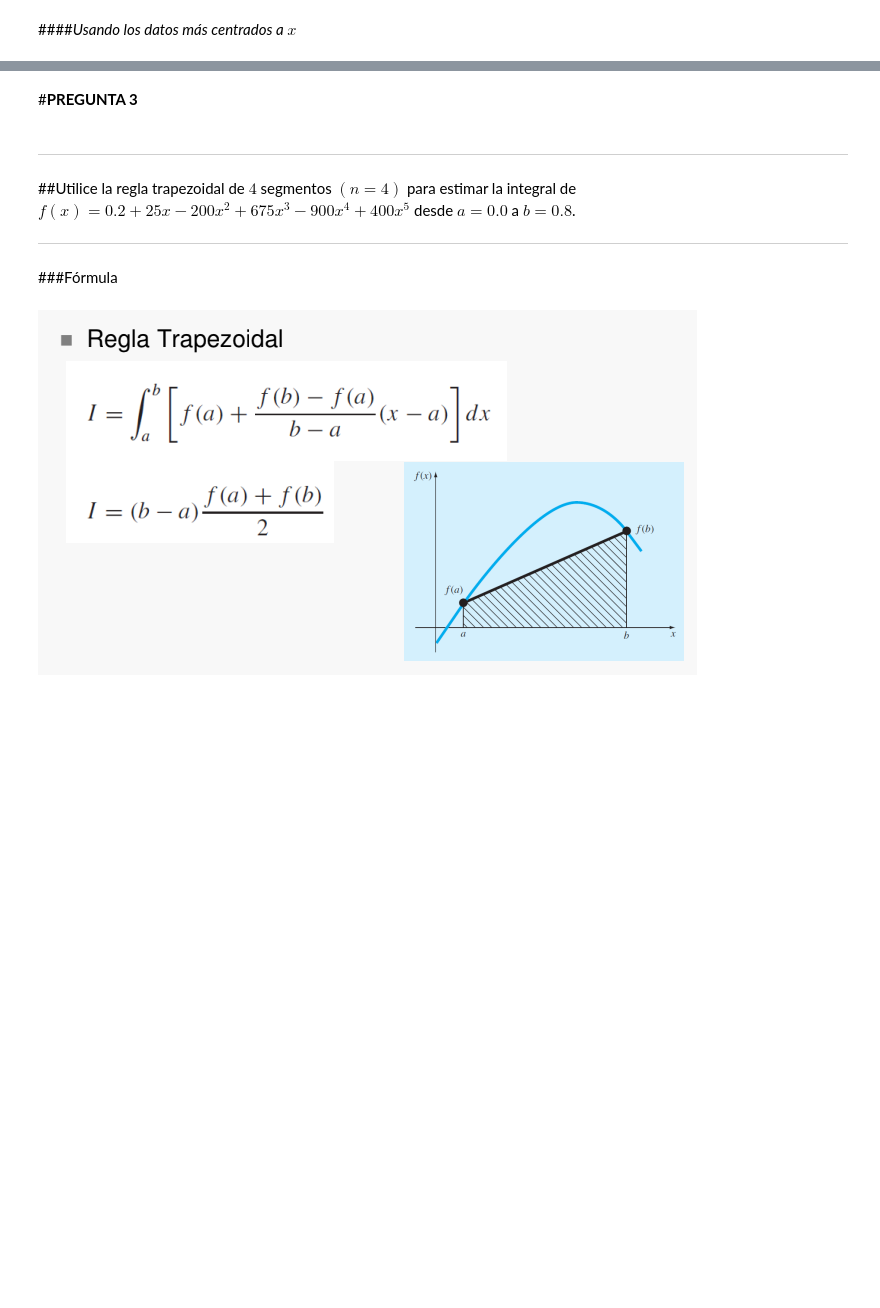
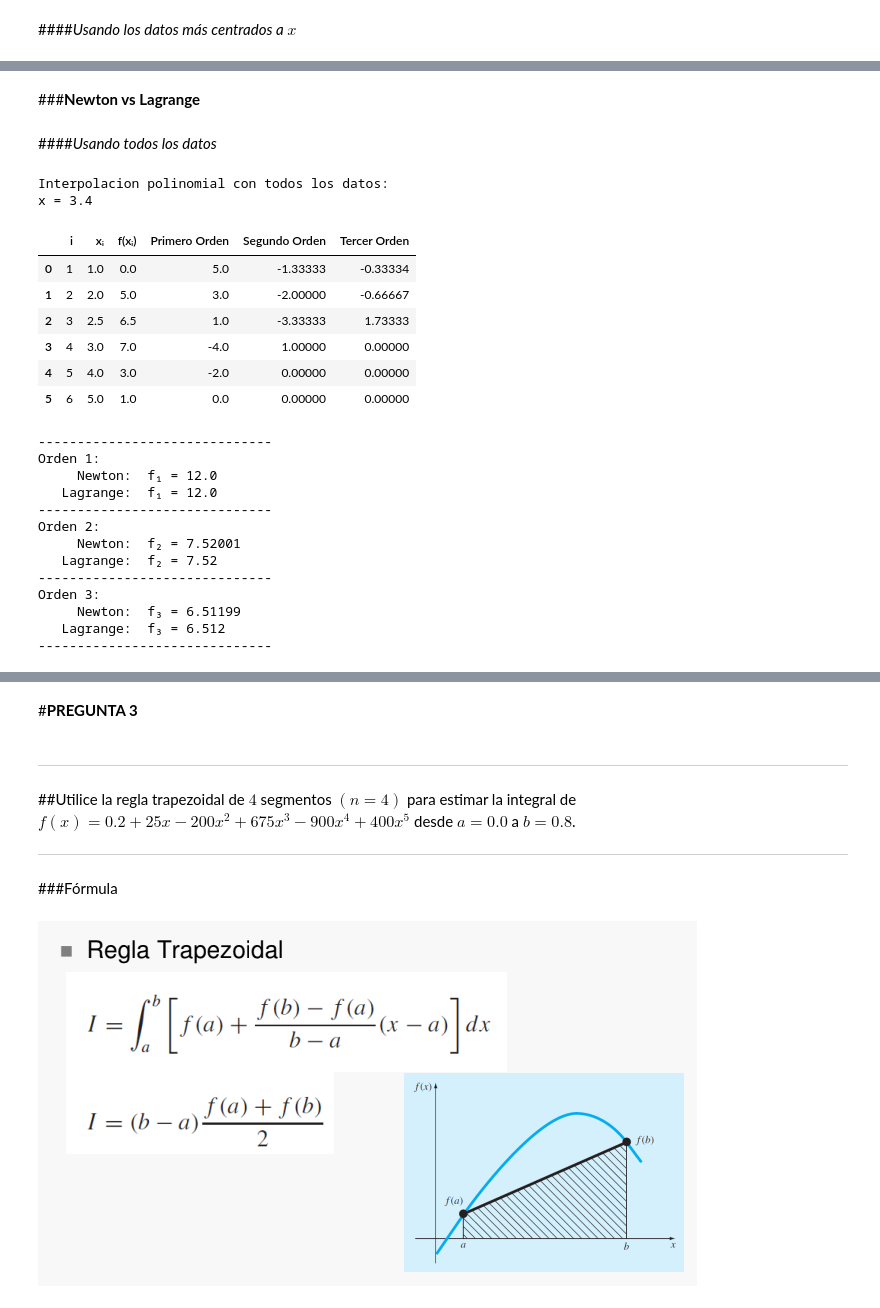
Before and after one commit to LucasRobles2323/Tarea1-MetodosNumericos, a Jupyter notebook: Tarea2.ipynb, the cells around one changed output, grey strips where cells are left out. Cells and saved outputs as stored; diff of their text form; code cells hidden in the pictures; blank space fills up the shorter version.

```diff
--- a/Tarea2.ipynb
+++ b/Tarea2.ipynb
@@ -517,7 +517,7 @@ def orden(valores_x, valores_y_ordenPrev, orden):
   firstValues = []
   for i in range(len(valores_y_ordenPrev)-1):
     value = (valores_y_ordenPrev[i+1] - valores_y_ordenPrev[i]) / (valores_x[i+orden] - valores_x[i])
-    firstValues.append(value)
+    firstValues.append(round(value,5))
   return firstValues
 
 
@@ -558,14 +558,14 @@ def interpolacionNewtonGetBs(valores_x, valores_y):
 def interpolacionNewton(x,orden,valores_x, valores_y, valores_b):
   value = valores_b[0] + valores_b[1]*(x - valores_x[0])
   if orden == 1:
-      return value
+      return round(value,5)
 
   value += valores_b[2]*(x - valores_x[0])*(x - valores_x[1])
   if orden == 2:
-      return value
+      return round(value,5)
 
   value += valores_b[3] * (x - valores_x[0])*(x - valores_x[1])*(x - valores_x[2])
-  return value
+  return round(value,5)
 # %% [markdown]
 ####*Usando todos los datos*
 # %%
@@ -661,7 +661,7 @@ def Lagrange(x_array,y_array,x,orden):
   sum = 0
   for i in range(orden+1):
       sum = sum + (Productoria(x, x_array, i, orden) * y_array[i])
-  return sum
+  return round(sum,5)
 # %% [markdown]
 ####*Usando todos los datos*
 # %%
@@ -758 +758,58 @@ Interpolacion de Lagrange Orden 3:
 ------------------------------
+# %% [markdown]
+###**Newton vs Lagrange**
+# %% [markdown]
+####*Usando todos los datos*
+# %%
+# Datos totales
+print(f"Interpolacion polinomial con todos los datos:  \nx = {x}")
+print()
+
+resultados = []
+ordenMayor = 3
+B = interpolacionNewtonGetBs(X, Y)
+for i in range(ordenMayor):
+  resultados.append(Lagrange(X, Y, x, i+1)) # Se manda de orden 1, 2, 3
+
+print("-"*30)
+print(f"Orden 1:")
+print("     Newton: ", end = " ")
+print(f"f{get_sub('1')} = {interpolacionNewton(3.4, 1, X, Y, B)}")
+print("   Lagrange: ", end = " ")
+print(f"f{get_sub('1')} = {resultados[0]}")
+print("-"*30)
+print(f"Orden 2:")
+print("     Newton: ", end = " ")
+print(f"f{get_sub('2')} = {interpolacionNewton(3.4, 2, X, Y, B)}")
+print("   Lagrange: ", end = " ")
+print(f"f{get_sub('2')} = {resultados[1]}")
+print("-"*30)
+print(f"Orden 3:")
+print("     Newton: ", end = " ")
+print(f"f{get_sub('3')} = {interpolacionNewton(3.4, 3, X, Y, B)}")
+print("   Lagrange: ", end = " ")
+print(f"f{get_sub('3')} = {resultados[2]}")
+print("-"*30)
+# %% [output]
+Interpolacion polinomial con todos los datos:
+x = 3.4
+|  | i | xᵢ | f(xᵢ) | Primero Orden | Segundo Orden | Tercer Orden |
+| 0 | 1 | 1.0 | 0.0 | 5.0 | -1.33333 | -0.33334 |
+| 1 | 2 | 2.0 | 5.0 | 3.0 | -2.00000 | -0.66667 |
+| 2 | 3 | 2.5 | 6.5 | 1.0 | -3.33333 | 1.73333 |
+| 3 | 4 | 3.0 | 7.0 | -4.0 | 1.00000 | 0.00000 |
+| 4 | 5 | 4.0 | 3.0 | -2.0 | 0.00000 | 0.00000 |
+| 5 | 6 | 5.0 | 1.0 | 0.0 | 0.00000 | 0.00000 |
+------------------------------
+Orden 1:
+     Newton:  f₁ = 12.0
+   Lagrange:  f₁ = 12.0
+------------------------------
+Orden 2:
+     Newton:  f₂ = 7.52001
+   Lagrange:  f₂ = 7.52
+------------------------------
+Orden 3:
+     Newton:  f₃ = 6.51199
+   Lagrange:  f₃ = 6.512
+------------------------------
```
Also changed, not shown: parts of 6 cells of this notebook.
